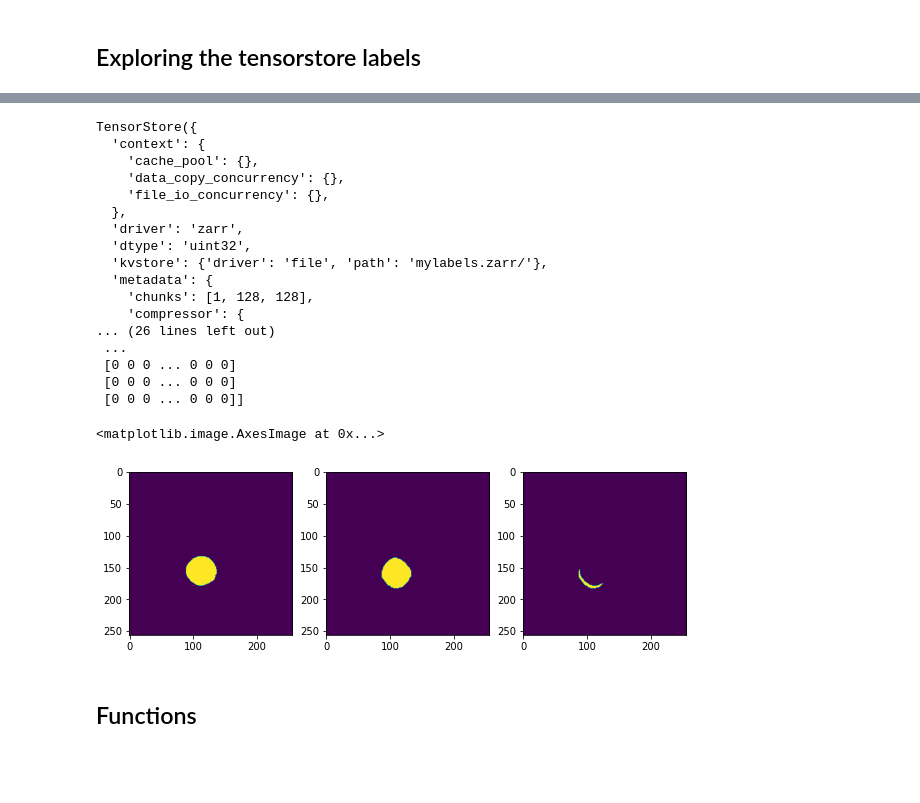
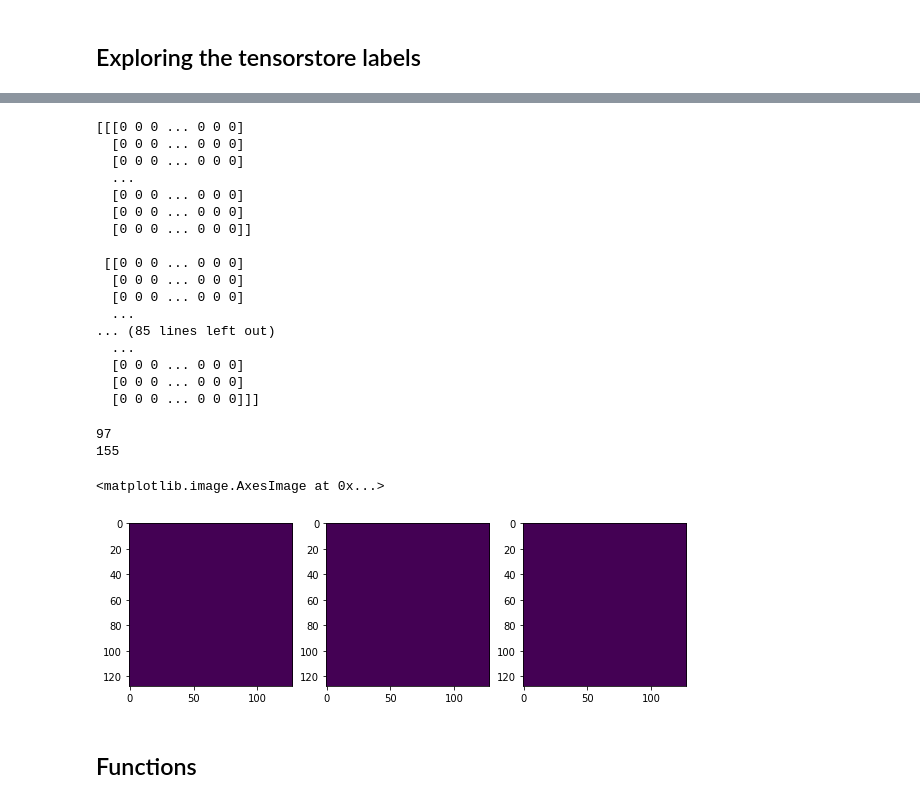
Before and after one commit to GenevieveBuckley/slice-interpolation, a Jupyter notebook: slice-interpolation-for-zarpaint.ipynb, the cells around one changed output, grey strips where cells are left out. Cells and saved outputs as stored; diff of their text form; code cells hidden in the pictures; blank space fills up the shorter version.

```diff
--- a/slice-interpolation-for-zarpaint.ipynb
+++ b/slice-interpolation-for-zarpaint.ipynb
@@ -34,4 +23,16 @@ AttributeError: 'Image' object has no attribute 'value'
 # %%
+from skimage import data
+blobs = np.stack(
+    [
+        data.binary_blobs(
+            length=128, blob_size_fraction=0.05, n_dim=3, volume_fraction=f, seed=0
+        )
+        for f in np.linspace(0.05, 0.5, 10)
+    ],
+    axis=0,
+)
+viewer.add_image(blobs)
+
 # # numpy label data
 # single_nuclei_label = tifffile.imread('single-nuclei-label.tif')
 # viewer.add_labels(single_nuclei_label)
@@ -46,8 +49,9 @@ AttributeError: 'Image' object has no attribute 'value'
 4. Label the same nucleus at two different slices (take note of which slice numbers)
 # %%
 # Make note of which image slices you labelled
-slice_index_1 = 30
-slice_index_2 = 38
+slice_index_1 = 60
+slice_index_2 = 70
+interp_dim = 1
 # %% [markdown]
 ## Exploring the tensorstore labels
 # %%
@@ -76,38 +100,45 @@ TensorStore({
+# %%
+image_1 = np.take(label_layer.data, slice_index_1, axis=interp_dim)
+image_2 = np.take(label_layer.data, slice_index_2, axis=interp_dim)
 # %%
-print(ts[slice_index_1])
+print(image_1)
 print("")
 print("numpy array values:\n")
-print(np.asarray(ts[slice_index_1]))
+print(np.asarray(image_1))
 # %% [output]
-TensorStore({
-  'context': {
-    'cache_pool': {},
-    'data_copy_concurrency': {},
-    'file_io_concurrency': {},
-  },
-  'driver': 'zarr',
-  'dtype': 'uint32',
-  'kvstore': {'driver': 'file', 'path': 'mylabels.zarr/'},
-  'metadata': {
-    'chunks': [1, 128, 128],
-    'compressor': {
-... (26 lines left out)
- ...
- [0 0 0 ... 0 0 0]
- [0 0 0 ... 0 0 0]
- [0 0 0 ... 0 0 0]]
+[[[0 0 0 ... 0 0 0]
+  [0 0 0 ... 0 0 0]
+  [0 0 0 ... 0 0 0]
+  ...
+  [0 0 0 ... 0 0 0]
+  [0 0 0 ... 0 0 0]
+  [0 0 0 ... 0 0 0]]
+
+ [[0 0 0 ... 0 0 0]
+  [0 0 0 ... 0 0 0]
+  [0 0 0 ... 0 0 0]
+  ...
+... (85 lines left out)
+  ...
+  [0 0 0 ... 0 0 0]
+  [0 0 0 ... 0 0 0]
+  [0 0 0 ... 0 0 0]]]
+# %%
+print(np.sum(image_1))
+print(np.sum(image_2))
+# %% [output]
+97
+155
 # %%
-image_1 = np.asarray(ts[slice_index_1])
-image_2 = np.asarray(ts[slice_index_2])
 diff = image_1 - image_2
 
 fig, ax = plt.subplots(ncols=3, figsize=(10,3))
-ax[0].imshow(image_1)
-ax[1].imshow(image_2)
-ax[2].imshow(diff)
+ax[0].imshow(image_1[0])  # 4D original dataset
+ax[1].imshow(image_2[0])  # 4D original dataset
+ax[2].imshow(diff[0])     # 4D original dataset
 # %% [output]
 <matplotlib.image.AxesImage at 0x...>
-[figure, old version]
+[figure, new version]
 # %% [markdown]
 ## Functions
 # %%
```
Also changed, not shown: parts of 17 cells of this notebook.
